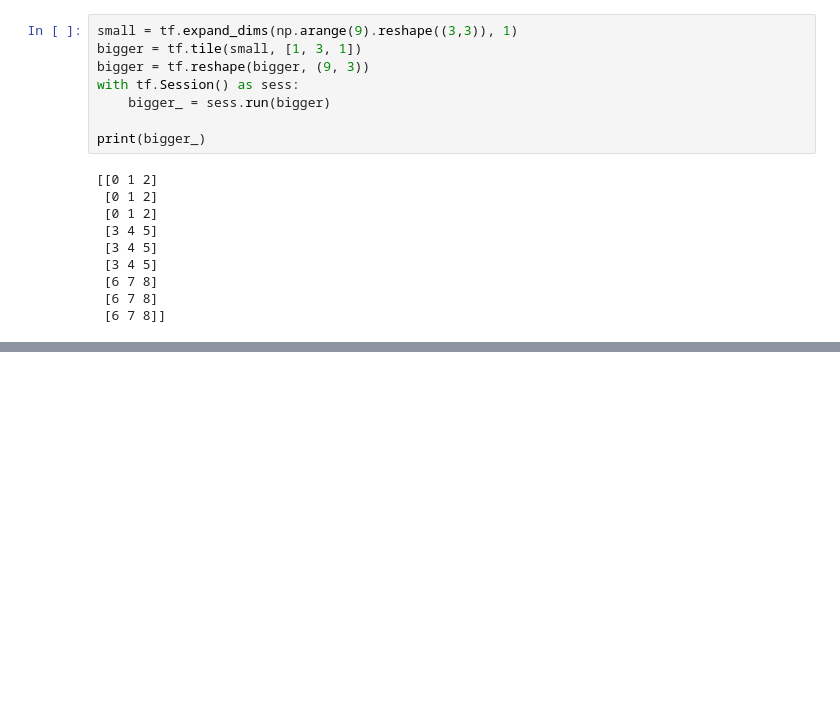
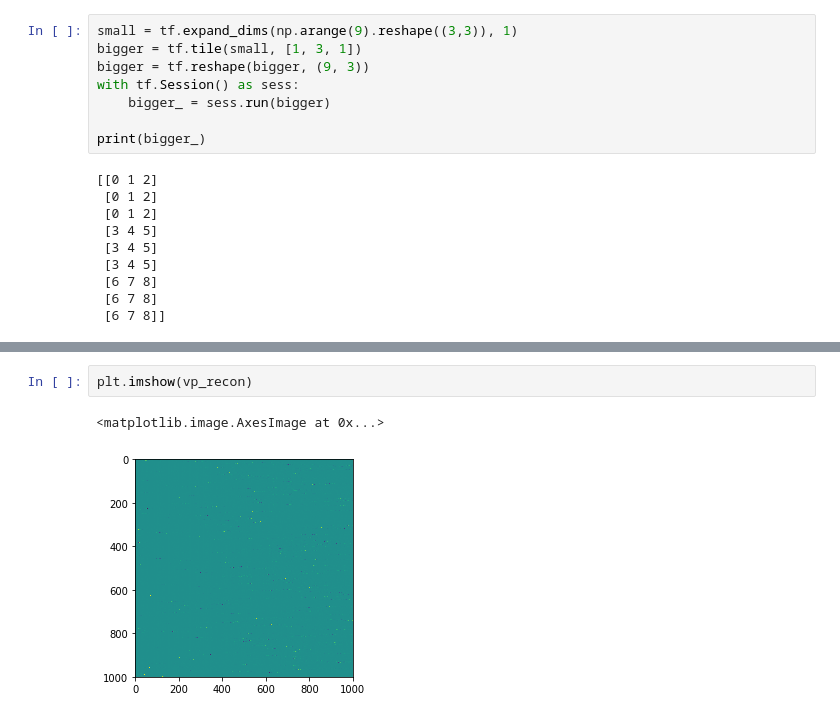
Before and after one commit to lihenryhfl/SpectralVAEGAN, a Jupyter notebook: src/applications/einsum_experiments.ipynb, the cells around one changed output, grey strips where cells are left out. Cells and saved outputs as stored; diff of their text form; blank space fills up the shorter version.

```diff
--- a/src/applications/einsum_experiments.ipynb
+++ b/src/applications/einsum_experiments.ipynb
@@ -412,0 +577,5 @@ print(W_)
+# %%
+plt.imshow(vp_recon)
+# %% [output]
+<matplotlib.image.AxesImage at 0x...>
+[figure, added]
```
Also changed, not shown: parts of 25 cells of this notebook, 3 other files.
